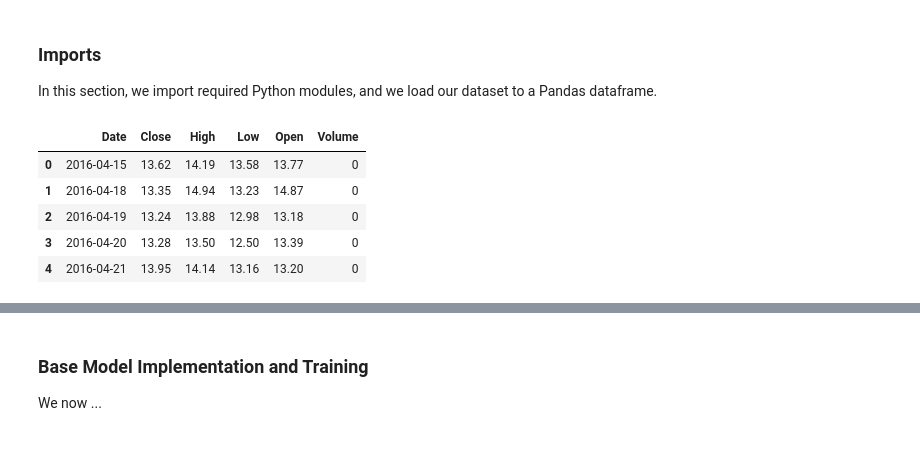
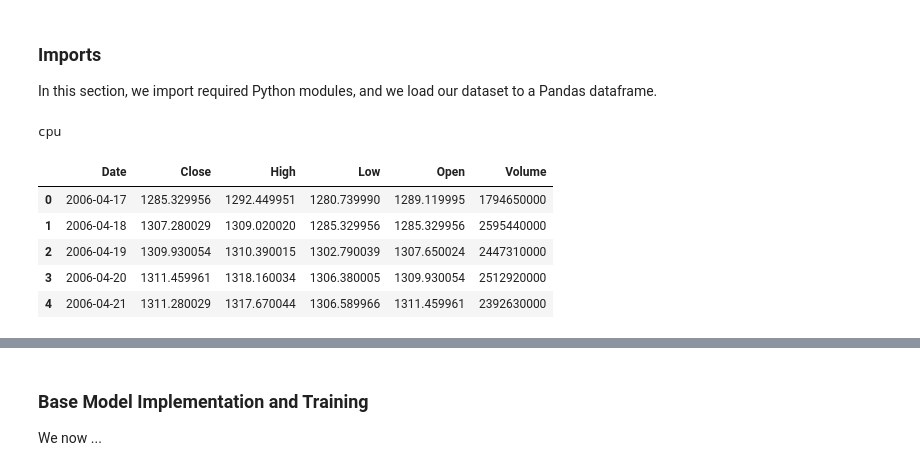
Before and after one commit to agrotz-msai/deep-learning-systems-project, a Jupyter notebook: deep_learning.ipynb, the cells around one changed output, grey strips where cells are left out. Saved outputs shown, nothing was run; the diff lists cells and outputs as text; code cells hidden in the pictures.

```diff
--- a/deep_learning.ipynb
+++ b/deep_learning.ipynb
@@ -37 +40,6 @@ import torch
+# %%
+device = torch.device("cuda" if torch.cuda.is_available() else "cpu")
+print(device)
+# %% [output]
+cpu
 # %%
@@ -43,10 +56,12 @@ import torch
 # %%
-df = pd.read_csv("vix.csv")
-df.head()
+df_spx = pd.read_csv("spx.csv")
+df_vix = pd.read_csv("vix.csv")
-# %% [output]
-|  | Date | Close | High | Low | Open | Volume |
-| 0 | 2016-04-15 | 13.62 | 14.19 | 13.58 | 13.77 | 0 |
-| 1 | 2016-04-18 | 13.35 | 14.94 | 13.23 | 14.87 | 0 |
-| 2 | 2016-04-19 | 13.24 | 13.88 | 12.98 | 13.18 | 0 |
-| 3 | 2016-04-20 | 13.28 | 13.50 | 12.50 | 13.39 | 0 |
-| 4 | 2016-04-21 | 13.95 | 14.14 | 13.16 | 13.20 | 0 |
+# %%
+df_spx.head()
+# %% [output]
+|  | Date | Close | High | Low | Open | Volume |
+| 0 | 2006-04-17 | 1285.329956 | 1292.449951 | 1280.739990 | 1289.119995 | 1794650000 |
+| 1 | 2006-04-18 | 1307.280029 | 1309.020020 | 1285.329956 | 1285.329956 | 2595440000 |
+| 2 | 2006-04-19 | 1309.930054 | 1310.390015 | 1302.790039 | 1307.650024 | 2447310000 |
+| 3 | 2006-04-20 | 1311.459961 | 1318.160034 | 1306.380005 | 1309.930054 | 2512920000 |
+| 4 | 2006-04-21 | 1311.280029 | 1317.670044 | 1306.589966 | 1311.459961 | 2392630000 |
```
Also changed, not shown: parts of 48 cells of this notebook, 2 other files.
